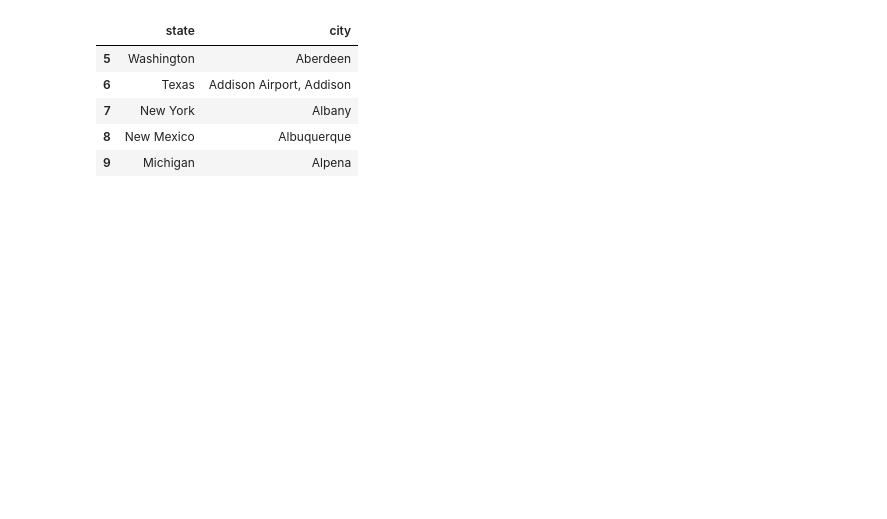
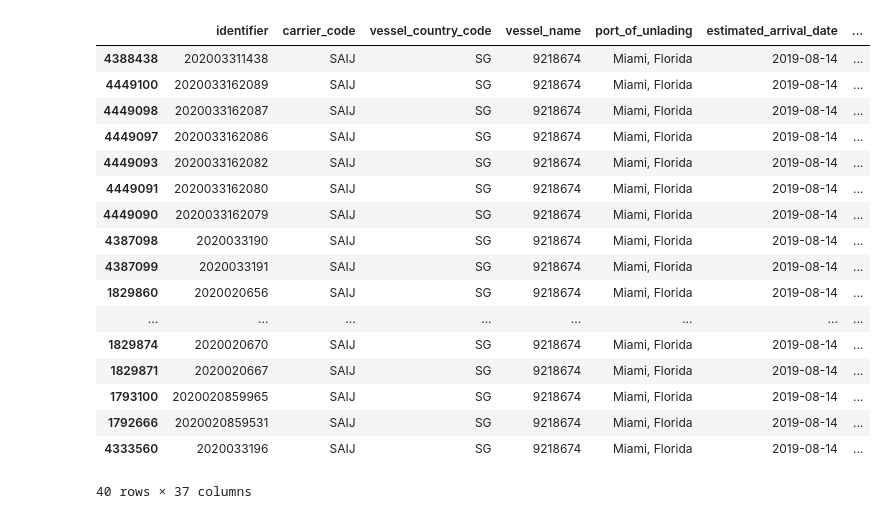
Before and after one commit to Michael-Dratch/AMS_Data_Pipeline, a Jupyter notebook: exploration2.ipynb, the cells around one changed output. Drawn from its saved outputs; the diff is of its cells as text; code cells hidden in the pictures; blank space fills up the shorter version.

Commit message:
shipment table transformations

```diff
--- a/exploration2.ipynb
+++ b/exploration2.ipynb
@@ -5,2 +11,4 @@ header =  pd.read_csv("C:\\Users\\Owner\\Desktop\\AMS_DATA\\header\\ams__header_
+# %%
+header = header.sort_values("port_of_unlading")
 # %%
 header.head()
@@ -77,9 +23,27 @@ df = df.drop(columns=["first", "port_of_unlading"])
-# %%
-df.head()
-# %% [output]
-|  | state | city |
-| 5 | Washington | Aberdeen |
-| 6 | Texas | Addison Airport, Addison |
-| 7 | New York | Albany |
-| 8 | New Mexico | Albuquerque |
-| 9 | Michigan | Alpena |
+# %%
+header['vessel_date'] = header['vessel_name'] + header['actual_arrival_date']
+# %%
+header = header.sort_values(by='vessel_date')
+# %%
+header['voyage_id'] = header['vessel_date'].rank(method='dense').astype('int')
+# %%
+header[100:140]
+# %% [output]
+|  | identifier | carrier_code | vessel_country_code | vessel_name | port_of_unlading | estimated_arrival_date | ... |
+| 4388438 | 202003311438 | SAIJ | SG | 9218674 | Miami, Florida | 2019-08-14 | ... |
+| 4449100 | 2020033162089 | SAIJ | SG | 9218674 | Miami, Florida | 2019-08-14 | ... |
+| 4449098 | 2020033162087 | SAIJ | SG | 9218674 | Miami, Florida | 2019-08-14 | ... |
+| 4449097 | 2020033162086 | SAIJ | SG | 9218674 | Miami, Florida | 2019-08-14 | ... |
+| 4449093 | 2020033162082 | SAIJ | SG | 9218674 | Miami, Florida | 2019-08-14 | ... |
+| 4449091 | 2020033162080 | SAIJ | SG | 9218674 | Miami, Florida | 2019-08-14 | ... |
+| 4449090 | 2020033162079 | SAIJ | SG | 9218674 | Miami, Florida | 2019-08-14 | ... |
+| 4387098 | 2020033190 | SAIJ | SG | 9218674 | Miami, Florida | 2019-08-14 | ... |
+| 4387099 | 2020033191 | SAIJ | SG | 9218674 | Miami, Florida | 2019-08-14 | ... |
+| 1829860 | 2020020656 | SAIJ | SG | 9218674 | Miami, Florida | 2019-08-14 | ... |
+| ... | ... | ... | ... | ... | ... | ... | ... |
+| 1829874 | 2020020670 | SAIJ | SG | 9218674 | Miami, Florida | 2019-08-14 | ... |
+| 1829871 | 2020020667 | SAIJ | SG | 9218674 | Miami, Florida | 2019-08-14 | ... |
+| 1793100 | 2020020859965 | SAIJ | SG | 9218674 | Miami, Florida | 2019-08-14 | ... |
+| 1792666 | 2020020859531 | SAIJ | SG | 9218674 | Miami, Florida | 2019-08-14 | ... |
+| 4333560 | 2020033196 | SAIJ | SG | 9218674 | Miami, Florida | 2019-08-14 | ... |
+40 rows × 37 columns
```
Also changed, not shown: parts of 20 cells of this notebook, 2 other files.
